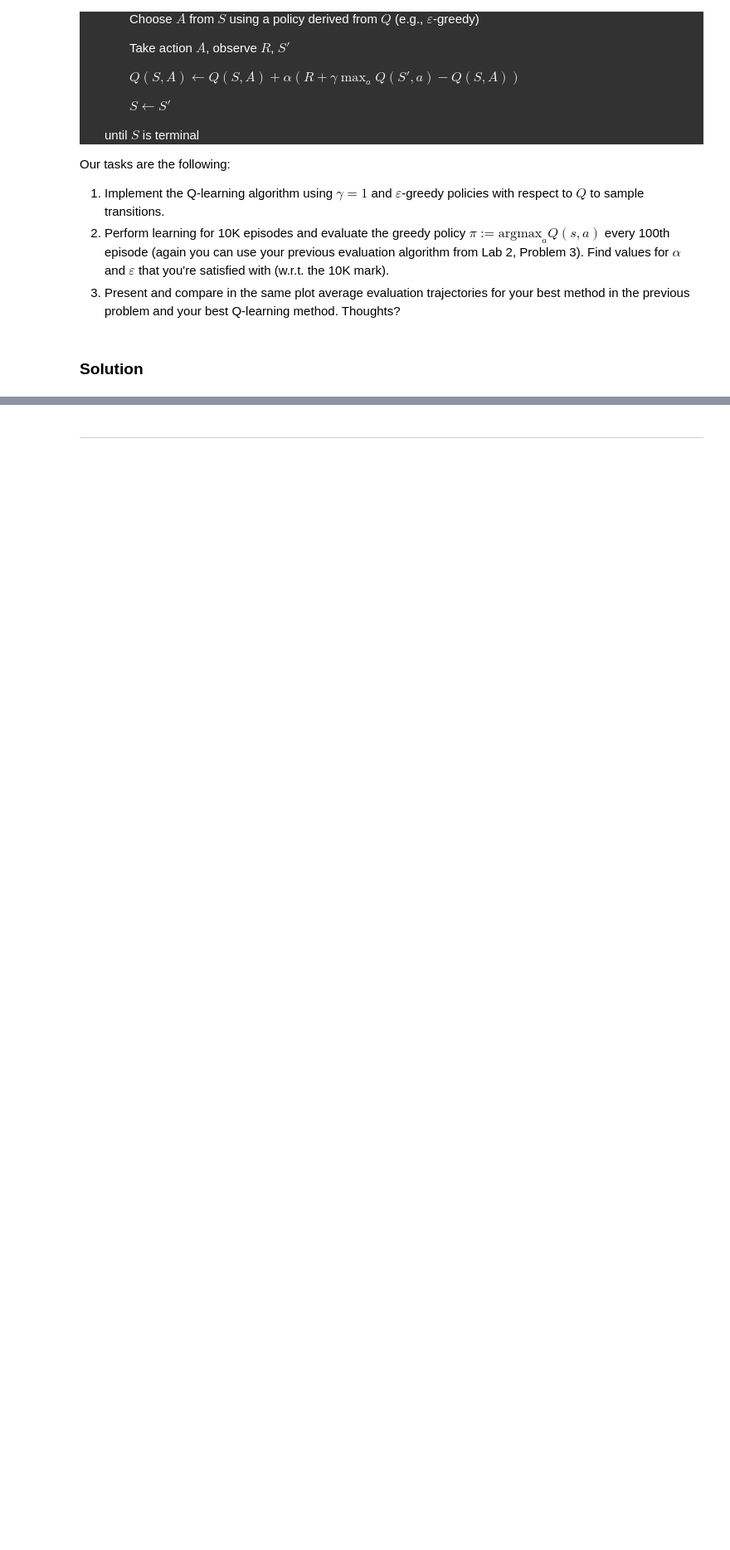
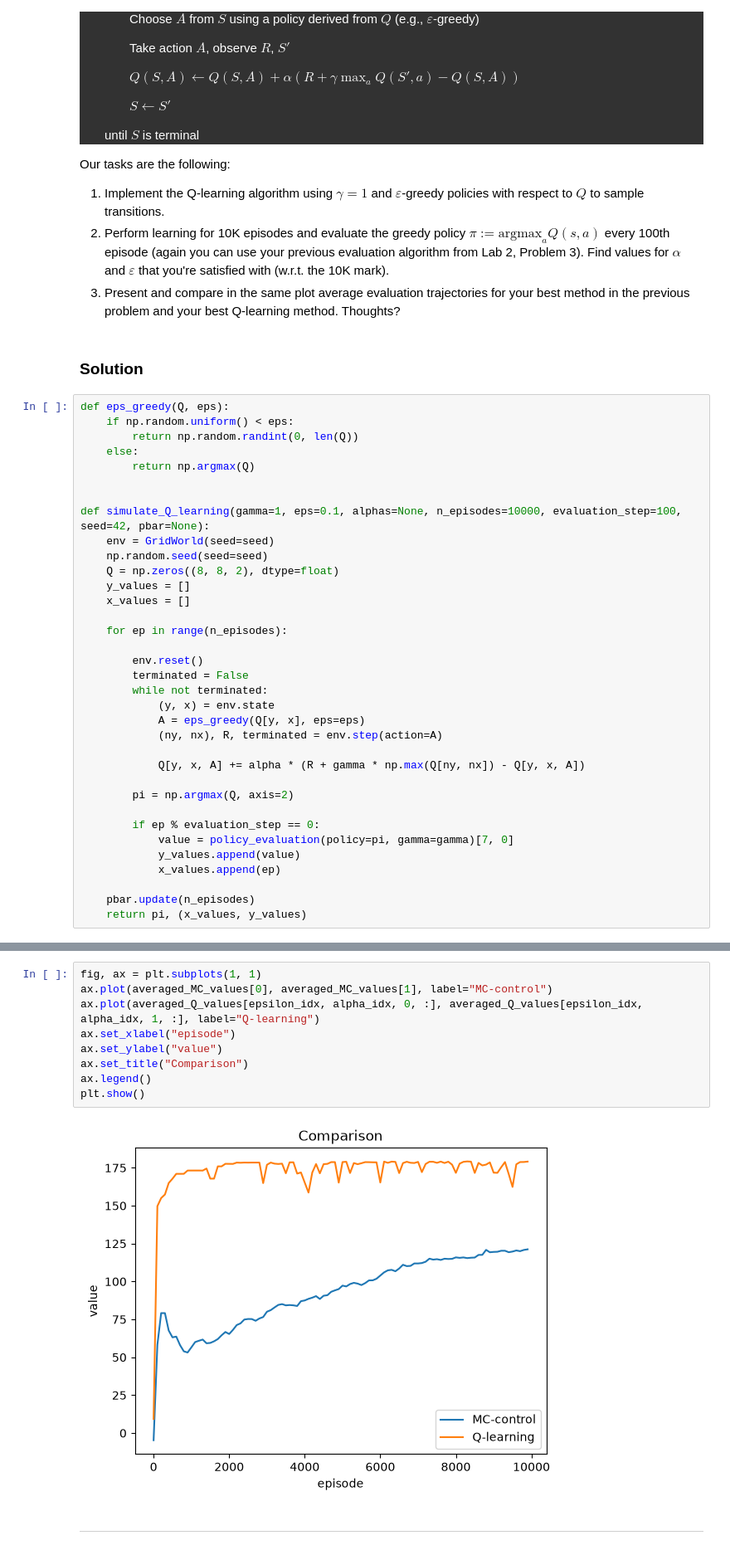
Before and after one commit to kallefrisk/Schoolwork, a Jupyter notebook: Python/ReinforcementLearning/4ma903_lab3.ipynb, the cells around one changed output, grey strips where cells are left out. Shown at 83% size. Saved outputs shown, nothing was run; the diff lists cells and outputs as text; blank space fills up the shorter version.

```diff
--- a/Python/ReinforcementLearning/4ma903_lab3.ipynb
+++ b/Python/ReinforcementLearning/4ma903_lab3.ipynb
@@ -625,3 +684,38 @@ Our tasks are the following:
 3. Present and compare in the same plot average evaluation trajectories for your best method in the previous problem and your best Q-learning method. Thoughts?
 # %% [markdown]
 ### Solution
+# %%
+def eps_greedy(Q, eps):
+    if np.random.uniform() < eps:
+        return np.random.randint(0, len(Q))
+    else:
+        return np.argmax(Q)
+
+
+def simulate_Q_learning(gamma=1, eps=0.1, alphas=None, n_episodes=10000, evaluation_step=100, seed=42, pbar=None):
+    env = GridWorld(seed=seed)
+    np.random.seed(seed=seed)
+    Q = np.zeros((8, 8, 2), dtype=float)
+    y_values = []
+    x_values = []
+
+    for ep in range(n_episodes):
+
+        env.reset()
+        terminated = False
+        while not terminated:
+            (y, x) = env.state
+            A = eps_greedy(Q[y, x], eps=eps)
+            (ny, nx), R, terminated = env.step(action=A)
+
+            Q[y, x, A] += alpha * (R + gamma * np.max(Q[ny, nx]) - Q[y, x, A])
+
+        pi = np.argmax(Q, axis=2)
+
+        if ep % evaluation_step == 0:
+            value = policy_evaluation(policy=pi, gamma=gamma)[7, 0]
+            y_values.append(value)
+            x_values.append(ep)
+
+    pbar.update(n_episodes)
+    return pi, (x_values, y_values)
@@ -628,3 +764,14 @@ Our tasks are the following:
+# %%
+fig, ax = plt.subplots(1, 1)
+ax.plot(averaged_MC_values[0], averaged_MC_values[1], label="MC-control")
+ax.plot(averaged_Q_values[epsilon_idx, alpha_idx, 0, :], averaged_Q_values[epsilon_idx, alpha_idx, 1, :], label="Q-learning")
+ax.set_xlabel("episode")
+ax.set_ylabel("value")
+ax.set_title("Comparison")
+ax.legend()
+plt.show()
+# %% [output]
+[figure, added]
 # %% [markdown]
 ___
 # %% [markdown]
```
Also changed, not shown: parts of 13 cells of this notebook.
